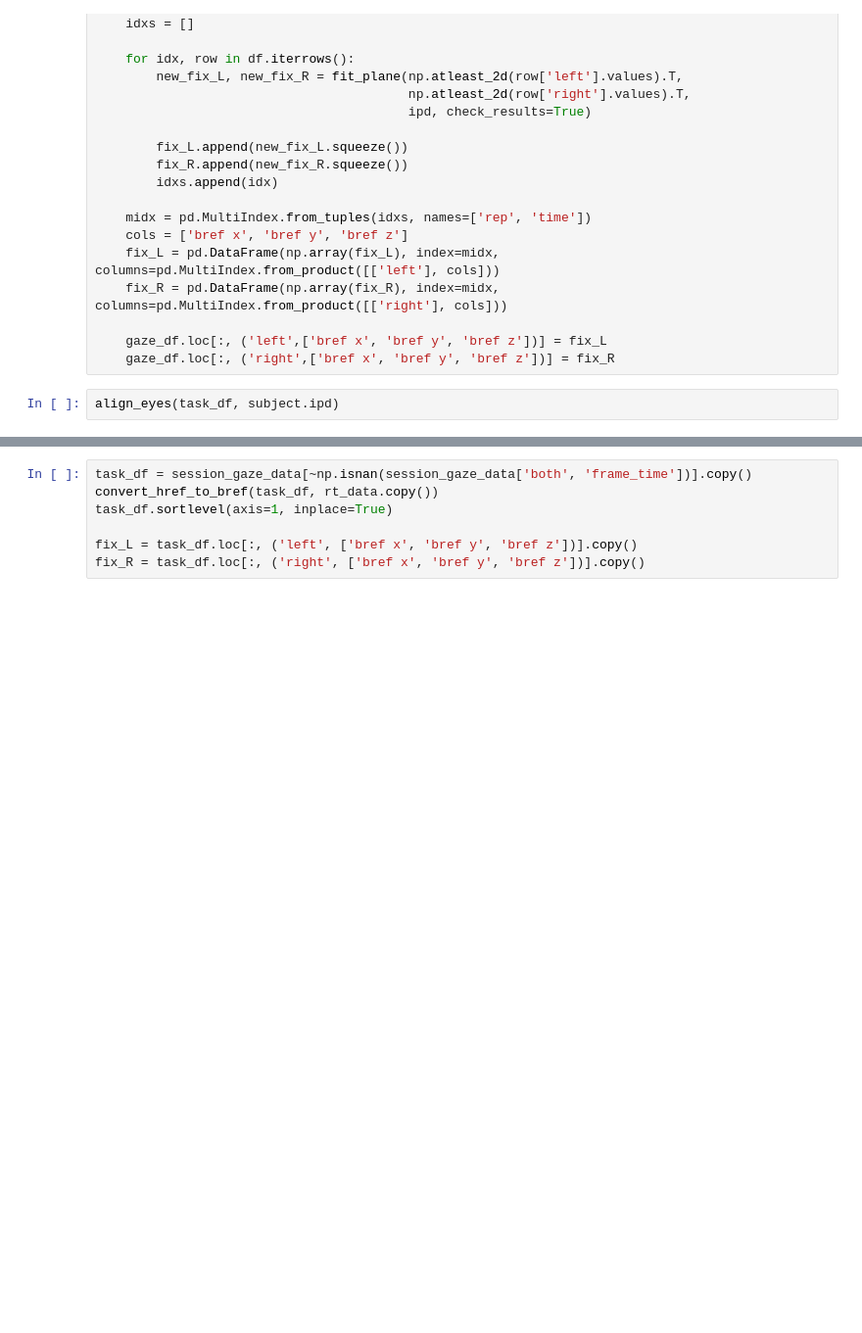
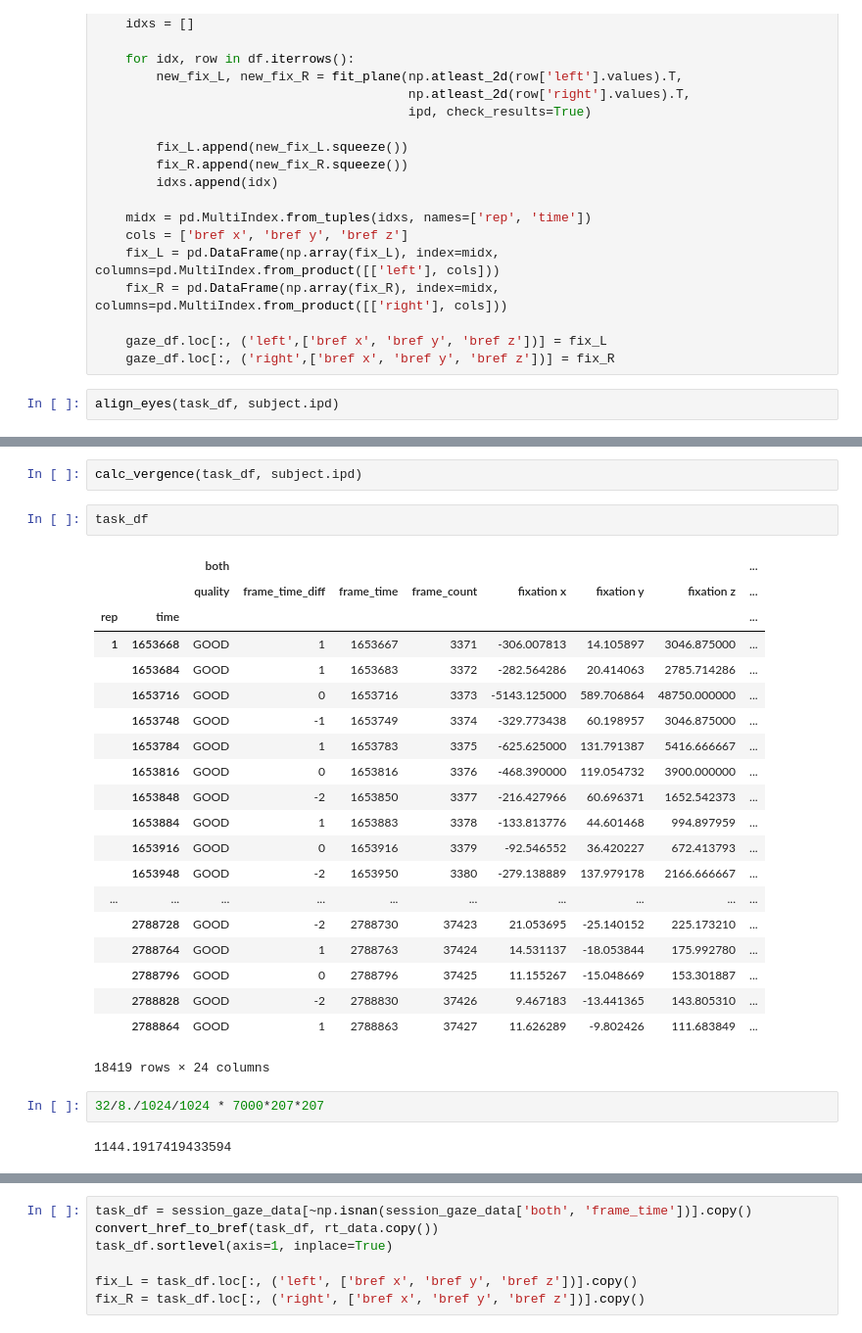
Before and after one commit to Berkeley-BORIS/BORIS_Code, a Jupyter notebook: parsed gaze data example.ipynb, the cells around one changed output, grey strips where cells are left out. Shown at 98% size. Saved outputs shown, nothing was run; the diff lists cells and outputs as text; blank space fills up the shorter version.

```diff
--- a/parsed gaze data example.ipynb
+++ b/parsed gaze data example.ipynb
@@ -243,0 +392,29 @@ v
+# %%
+calc_vergence(task_df, subject.ipd)
+# %%
+task_df
+# %% [output]
+|  |  | both |  |  |  |  |  |  | ... |
+|  |  | quality | frame_time_diff | frame_time | frame_count | fixation x | fixation y | fixation z | ... |
+| rep | time |  |  |  |  |  |  |  | ... |
+| 1 | 1653668 | GOOD | 1 | 1653667 | 3371 | -306.007813 | 14.105897 | 3046.875000 | ... |
+|  | 1653684 | GOOD | 1 | 1653683 | 3372 | -282.564286 | 20.414063 | 2785.714286 | ... |
+|  | 1653716 | GOOD | 0 | 1653716 | 3373 | -5143.125000 | 589.706864 | 48750.000000 | ... |
+|  | 1653748 | GOOD | -1 | 1653749 | 3374 | -329.773438 | 60.198957 | 3046.875000 | ... |
+|  | 1653784 | GOOD | 1 | 1653783 | 3375 | -625.625000 | 131.791387 | 5416.666667 | ... |
+|  | 1653816 | GOOD | 0 | 1653816 | 3376 | -468.390000 | 119.054732 | 3900.000000 | ... |
+|  | 1653848 | GOOD | -2 | 1653850 | 3377 | -216.427966 | 60.696371 | 1652.542373 | ... |
+|  | 1653884 | GOOD | 1 | 1653883 | 3378 | -133.813776 | 44.601468 | 994.897959 | ... |
+|  | 1653916 | GOOD | 0 | 1653916 | 3379 | -92.546552 | 36.420227 | 672.413793 | ... |
+|  | 1653948 | GOOD | -2 | 1653950 | 3380 | -279.138889 | 137.979178 | 2166.666667 | ... |
+| ... | ... | ... | ... | ... | ... | ... | ... | ... | ... |
+|  | 2788728 | GOOD | -2 | 2788730 | 37423 | 21.053695 | -25.140152 | 225.173210 | ... |
+|  | 2788764 | GOOD | 1 | 2788763 | 37424 | 14.531137 | -18.053844 | 175.992780 | ... |
+|  | 2788796 | GOOD | 0 | 2788796 | 37425 | 11.155267 | -15.048669 | 153.301887 | ... |
+|  | 2788828 | GOOD | -2 | 2788830 | 37426 | 9.467183 | -13.441365 | 143.805310 | ... |
+|  | 2788864 | GOOD | 1 | 2788863 | 37427 | 11.626289 | -9.802426 | 111.683849 | ... |
+18419 rows × 24 columns
+# %%
+32/8./1024/1024 * 7000*207*207
+# %% [output]
+1144.1917419433594
```
Also changed, not shown: parts of 9 cells of this notebook, 2 other files.
